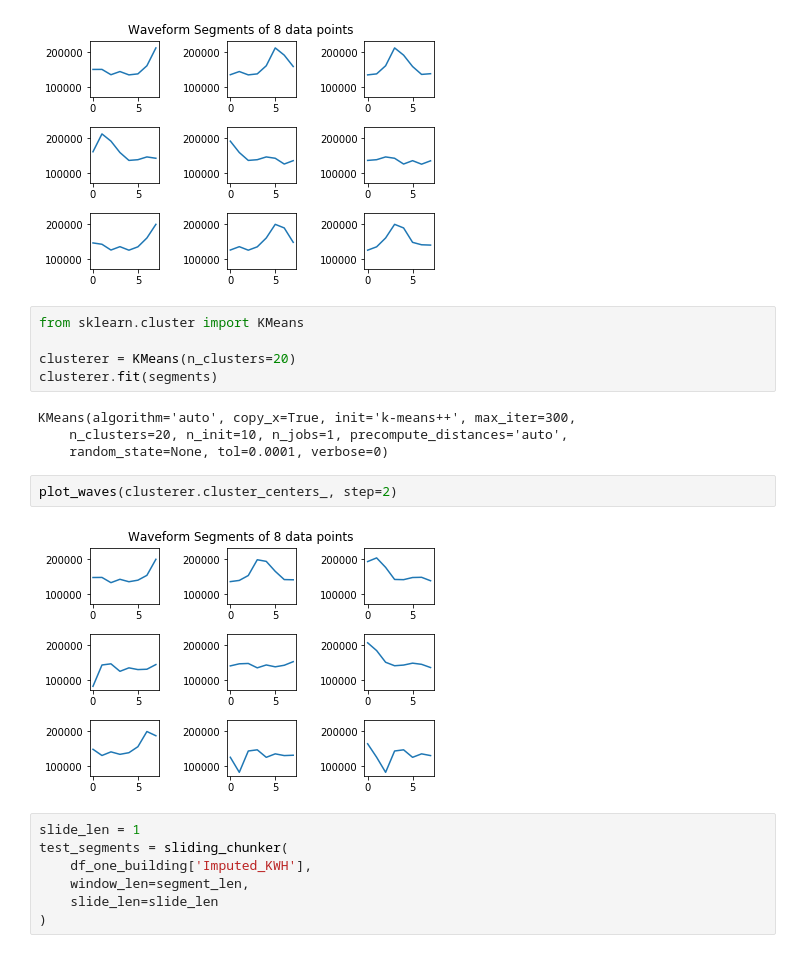
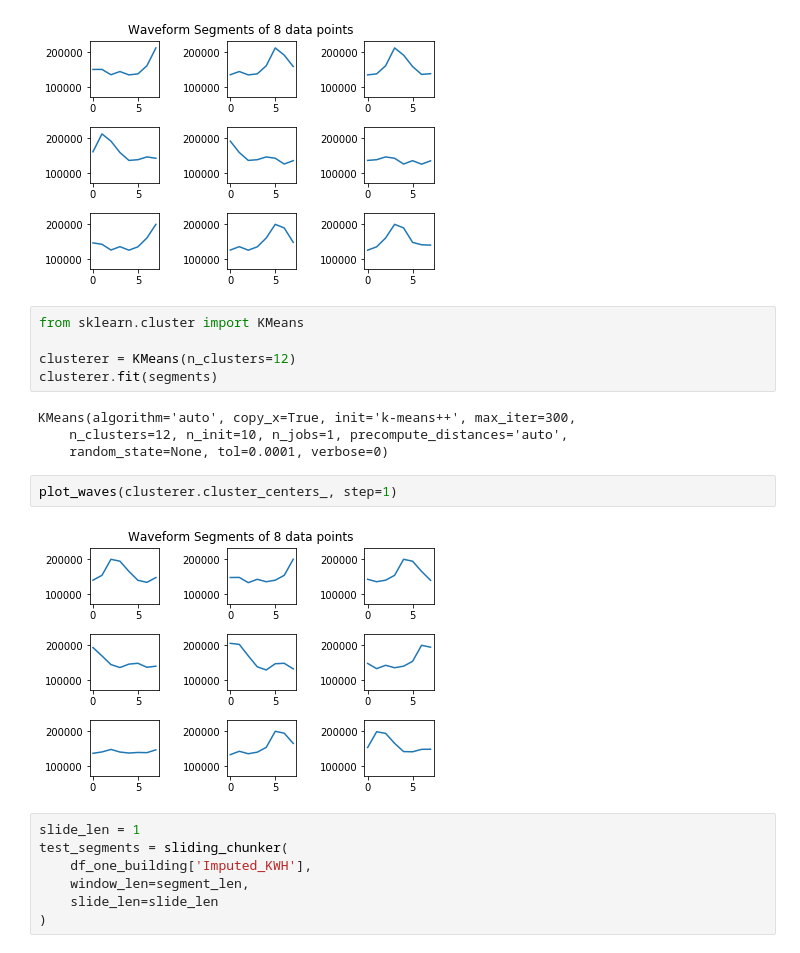
Before and after one commit to jasonfeiwang/Anomaly-Detectors, a Jupyter notebook: src/TS_clustering.ipynb, the cells around one changed output. Cells and saved outputs as stored; diff of their text form.

```diff
--- a/src/TS_clustering.ipynb
+++ b/src/TS_clustering.ipynb
@@ -116,16 +109,16 @@ plot_waves(segments, step=2)
 # %%
 from sklearn.cluster import KMeans
 
-clusterer = KMeans(n_clusters=20)
+clusterer = KMeans(n_clusters=12)
 clusterer.fit(segments)
 # %% [output]
 KMeans(algorithm='auto', copy_x=True, init='k-means++', max_iter=300,
-    n_clusters=20, n_init=10, n_jobs=1, precompute_distances='auto',
+    n_clusters=12, n_init=10, n_jobs=1, precompute_distances='auto',
     random_state=None, tol=0.0001, verbose=0)
 # %%
-plot_waves(clusterer.cluster_centers_, step=2)
+plot_waves(clusterer.cluster_centers_, step=1)
 # %% [output]
-[figure, old version]
+[figure, new version]
 # %%
 slide_len = 1
 test_segments = sliding_chunker(
```
Also changed, not shown: parts of 14 cells of this notebook, 1 other file.
